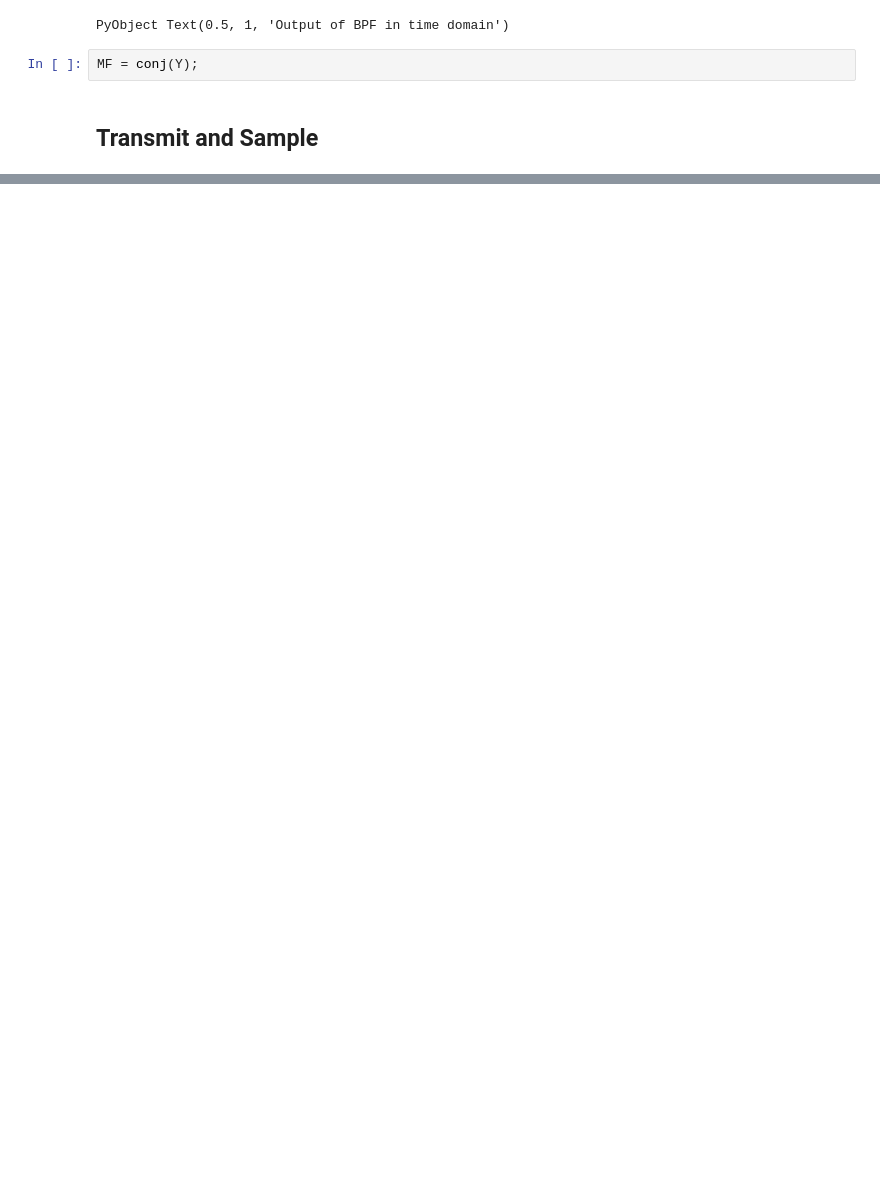
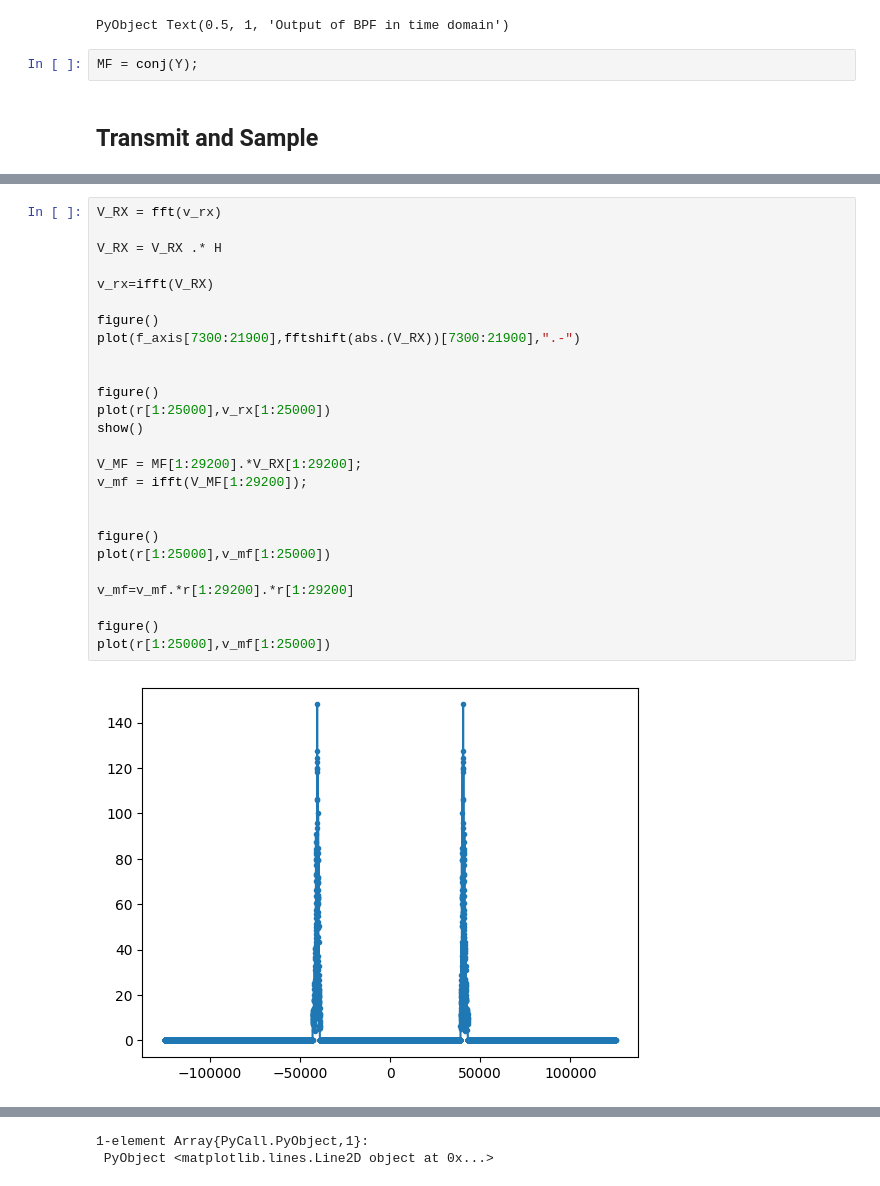
Before and after one commit to GDFLAW001/Sonar-Design, a Jupyter notebook: Source Code/Matthews Code/oneDimensionalPinger.ipynb, the cells around one changed output, grey strips where cells are left out. Saved outputs shown, nothing was run; the diff lists cells and outputs as text; blank space fills up the shorter version.

```diff
--- a/Source Code/Matthews Code/oneDimensionalPinger.ipynb
+++ b/Source Code/Matthews Code/oneDimensionalPinger.ipynb
@@ -222,0 +231,28 @@ OverflowError: OverflowError: overflow parsing "1011391"
+# %%
+V_RX = fft(v_rx)
+
+V_RX = V_RX .* H
+
+v_rx=ifft(V_RX)
+
+figure()
+plot(f_axis[7300:21900],fftshift(abs.(V_RX))[7300:21900],".-")
+
+
+figure()
+plot(r[1:25000],v_rx[1:25000])
+show()
+
+V_MF = MF[1:29200].*V_RX[1:29200];
+v_mf = ifft(V_MF[1:29200]);
+
+
+figure()
+plot(r[1:25000],v_mf[1:25000])
+
+v_mf=v_mf.*r[1:29200].*r[1:29200]
+
+figure()
+plot(r[1:25000],v_mf[1:25000])
+# %% [output]
+[figure, added]
@@ -222,0 +262,2 @@ OverflowError: OverflowError: overflow parsing "1011391"
+1-element Array{PyCall.PyObject,1}:
+ PyObject <matplotlib.lines.Line2D object at 0x...>
```
Also changed, not shown: parts of 6 cells of this notebook.
